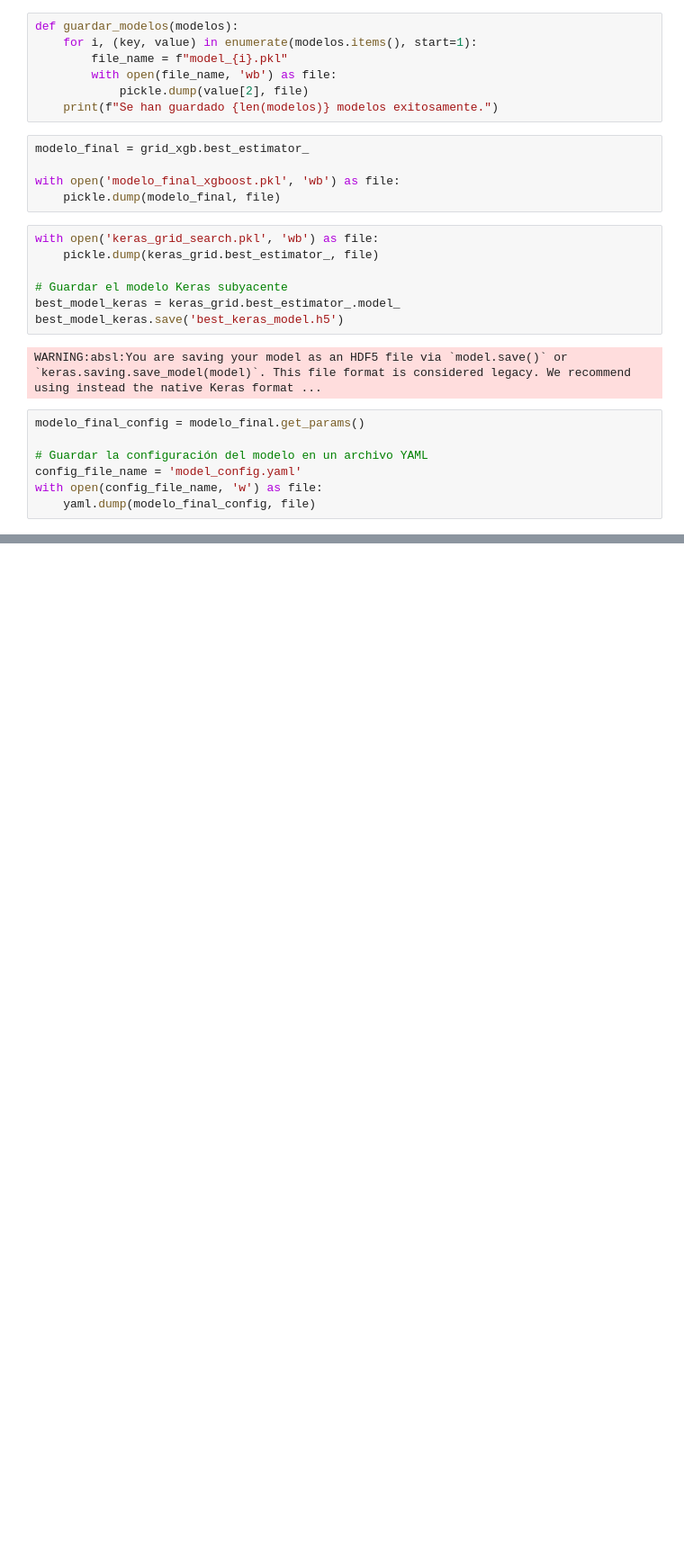
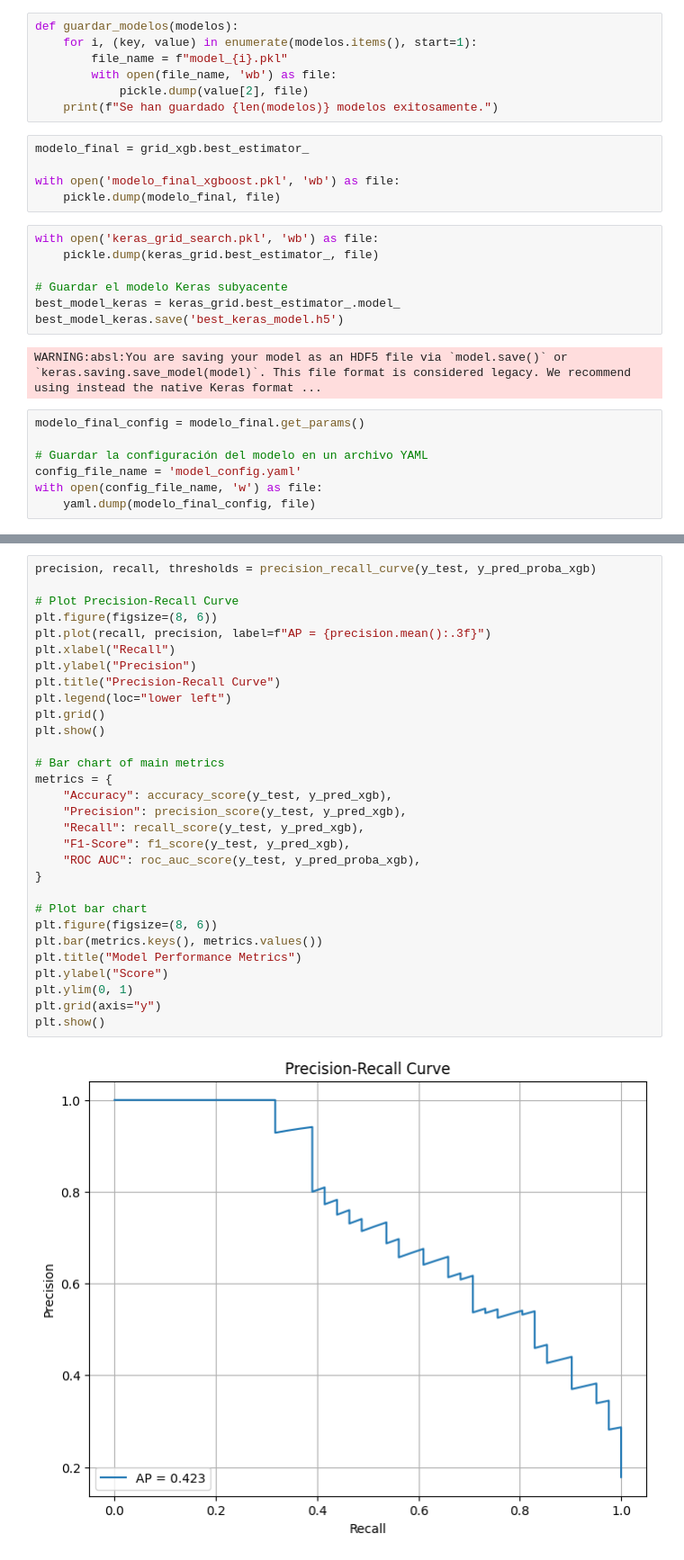
Before and after one commit to sengan9/Proyecto-ML, a Jupyter notebook: 03_Entrenamiento_Evaluacion.ipynb, the cells around one changed output, grey strips where cells are left out. Shown at 90% size. Cells and saved outputs as stored; diff of their text form; blank space fills up the shorter version.

```diff
--- a/03_Entrenamiento_Evaluacion.ipynb
+++ b/03_Entrenamiento_Evaluacion.ipynb
@@ -296,0 +344,32 @@ with open(config_file_name, 'w') as file:
+# %%
+precision, recall, thresholds = precision_recall_curve(y_test, y_pred_proba_xgb)
+
+# Plot Precision-Recall Curve
+plt.figure(figsize=(8, 6))
+plt.plot(recall, precision, label=f"AP = {precision.mean():.3f}")
+plt.xlabel("Recall")
+plt.ylabel("Precision")
+plt.title("Precision-Recall Curve")
+plt.legend(loc="lower left")
+plt.grid()
+plt.show()
+
+# Bar chart of main metrics
+metrics = {
+    "Accuracy": accuracy_score(y_test, y_pred_xgb),
+    "Precision": precision_score(y_test, y_pred_xgb),
+    "Recall": recall_score(y_test, y_pred_xgb),
+    "F1-Score": f1_score(y_test, y_pred_xgb),
+    "ROC AUC": roc_auc_score(y_test, y_pred_proba_xgb),
+}
+
+# Plot bar chart
+plt.figure(figsize=(8, 6))
+plt.bar(metrics.keys(), metrics.values())
+plt.title("Model Performance Metrics")
+plt.ylabel("Score")
+plt.ylim(0, 1)
+plt.grid(axis="y")
+plt.show()
+# %% [output]
+[figure, added]
```
Also changed, not shown: parts of 13 cells of this notebook.
